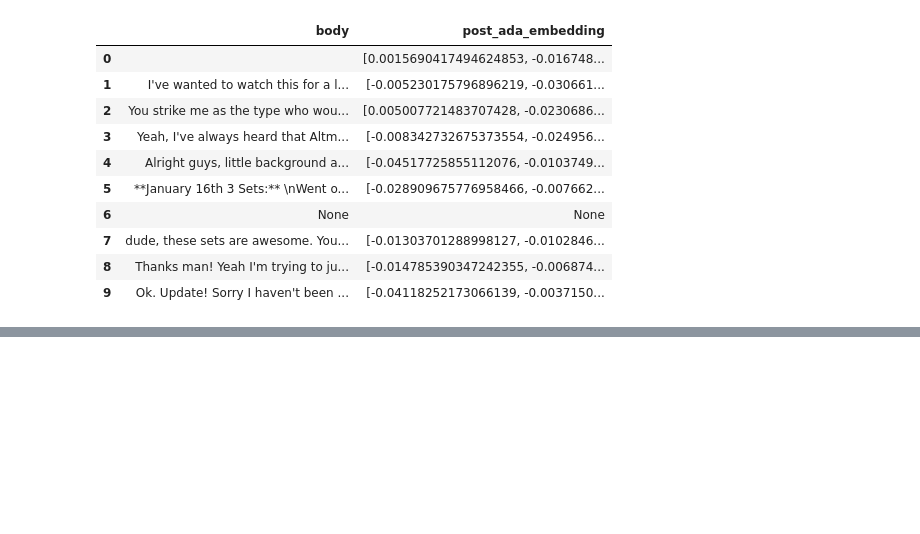
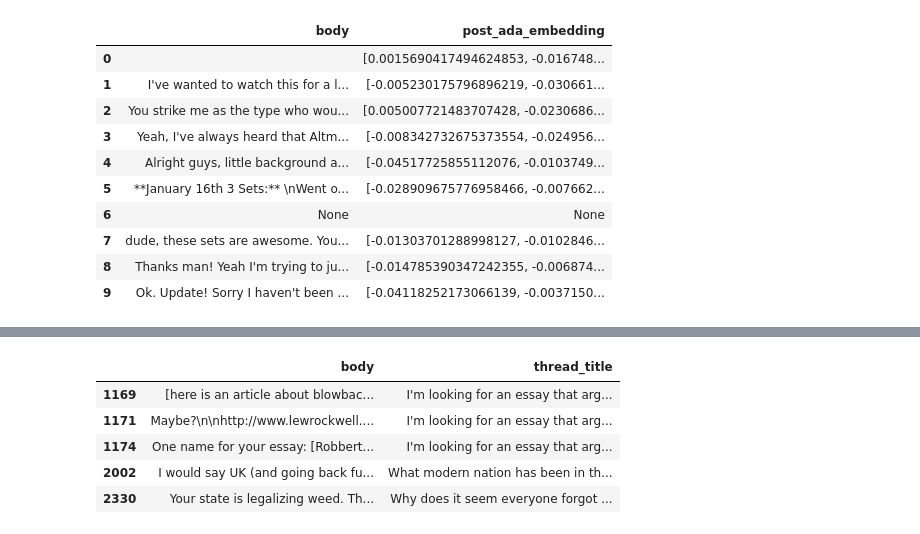
Before and after one commit to cl-trier/TWON-Exploration, a Jupyter notebook: 34--Diversity-of-Coarse-Discourse.ipynb, the cells around one changed output, grey strips where cells are left out. Saved outputs shown, nothing was run; the diff lists cells and outputs as text; code cells hidden in the pictures; blank space fills up the shorter version.

```diff
--- a/34--Diversity-of-Coarse-Discourse.ipynb
+++ b/34--Diversity-of-Coarse-Discourse.ipynb
@@ -839,0 +996,8 @@ reddit3000.to_parquet(f'{CFG.report_dir}/reddit3000.parquet')
+# %%
+#test post expansion:
+#exclude posts with no body:
+reddit_ptbod = reddit_pt[reddit_pt['body'].notna()]
+# %%
+#see whether post_depth=1 posts refer to thread_title:
+#select posts with post_depth=1:
+reddit_ptbod_depth1 = reddit_ptbod[reddit_ptbod['post_depth'] == 1]
@@ -839,0 +1049,9 @@ reddit3000.to_parquet(f'{CFG.report_dir}/reddit3000.parquet')
+# %%
+reddit_ptbod_depth1[:5].loc[:, ['body', 'thread_title']]
+# %% [output]
+|  | body | thread_title |
+| 1169 | [here is an article about blowbac... | I'm looking for an essay that arg... |
+| 1171 | Maybe?\n\nhttp://www.lewrockwell.... | I'm looking for an essay that arg... |
+| 1174 | One name for your essay: [Robbert... | I'm looking for an essay that arg... |
+| 2002 | I would say UK (and going back fu... | What modern nation has been in th... |
+| 2330 | Your state is legalizing weed. Th... | Why does it seem everyone forgot ... |
```
Also changed, not shown: parts of 14 cells of this notebook, 9 other files.
